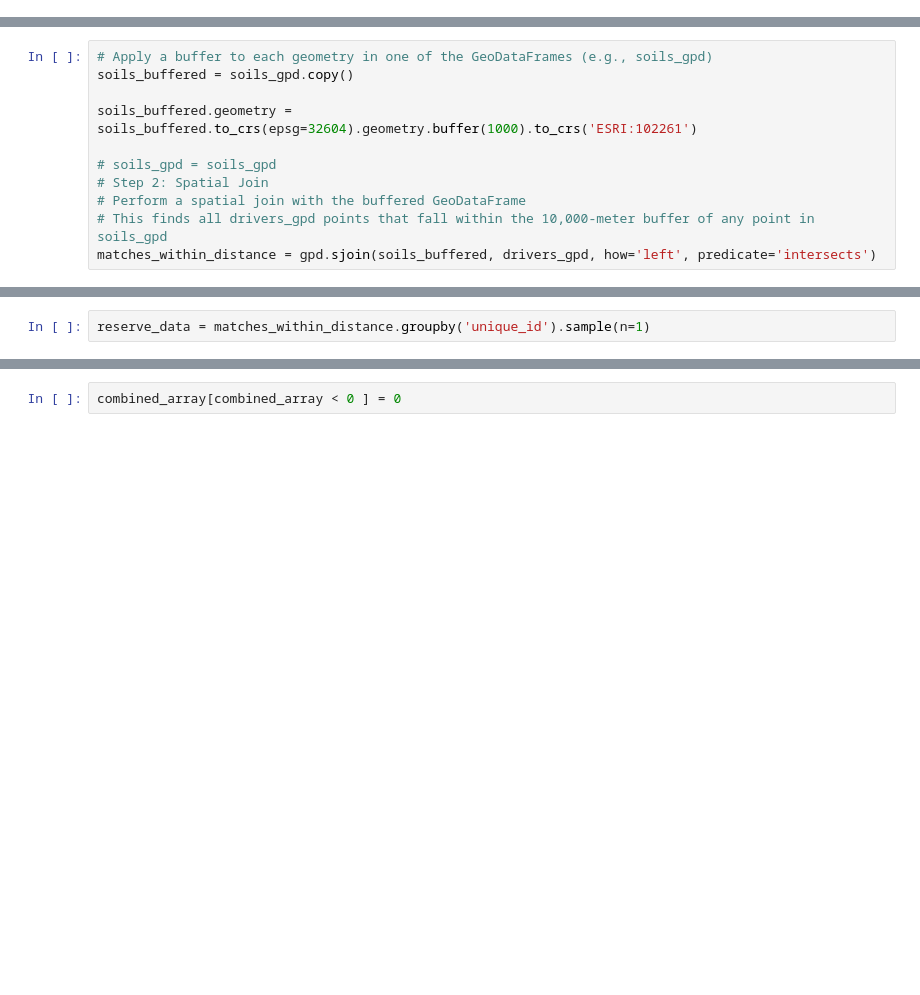
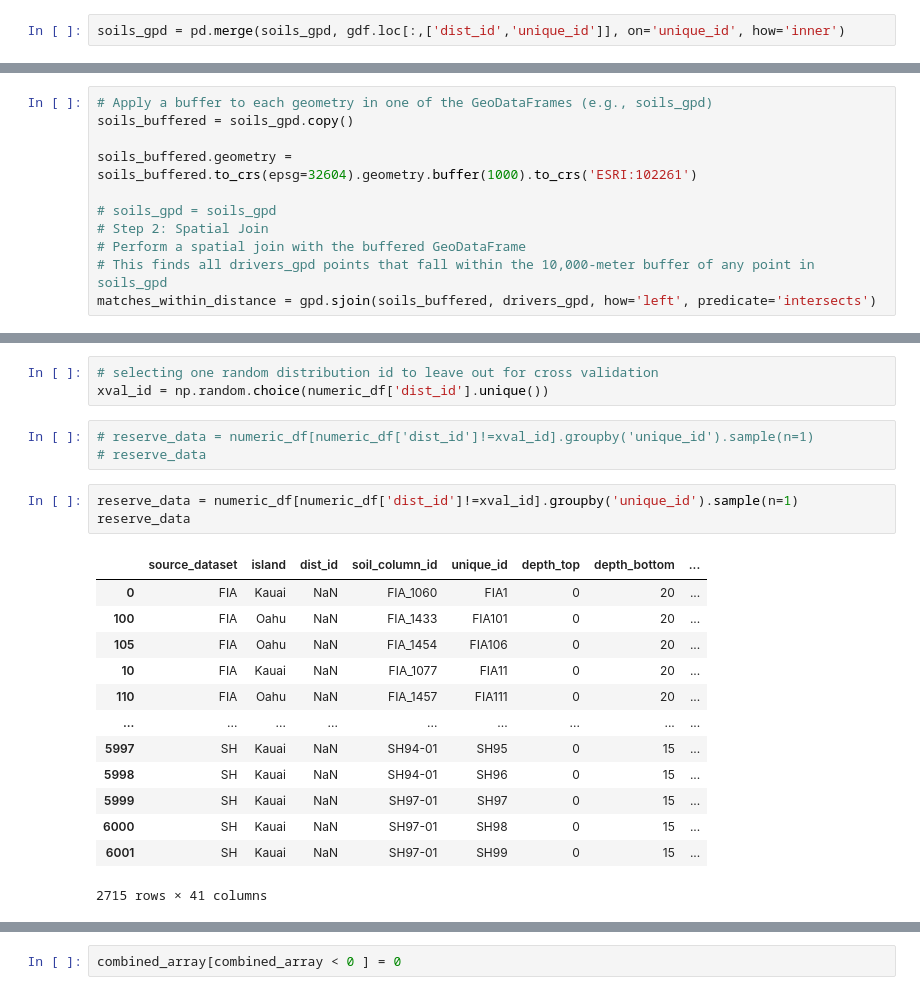
Before and after one commit to hayleypc/HawaiiClimate, a Jupyter notebook: gen_soil_dl.ipynb, the cells around one changed output, grey strips where cells are left out. Cells and saved outputs as stored; diff of their text form; blank space fills up the shorter version.

```diff
--- a/gen_soil_dl.ipynb
+++ b/gen_soil_dl.ipynb
@@ -249,6 +179,8 @@ soils_csv['geometry'] = soils_csv.apply(lambda row: Point(float(row['longitude']
 
 # Convert to GeoDataFrame
 soils_gpd = gpd.GeoDataFrame(soils_csv, geometry='geometry', crs="EPSG:4326")
+# %%
+soils_gpd = pd.merge(soils_gpd, gdf.loc[:,['dist_id','unique_id']], on='unique_id', how='inner')
 # %%
 # Ensure both GeoDataFrames have the same CRS
 soils_gpd = soils_gpd.to_crs(drivers_gpd.crs)
@@ -269,2 +223,23 @@ matches_within_distance = gpd.sjoin(soils_buffered, drivers_gpd, how='left', pre
+# %%
+# selecting one random distribution id to leave out for cross validation
+xval_id = np.random.choice(numeric_df['dist_id'].unique())
+# %%
+# reserve_data = numeric_df[numeric_df['dist_id']!=xval_id].groupby('unique_id').sample(n=1)
+# reserve_data
 # %%
-reserve_data = matches_within_distance.groupby('unique_id').sample(n=1)
+reserve_data = numeric_df[numeric_df['dist_id']!=xval_id].groupby('unique_id').sample(n=1)
+reserve_data
+# %% [output]
+|  | source_dataset | island | dist_id | soil_column_id | unique_id | depth_top | depth_bottom | ... |
+| 0 | FIA | Kauai | NaN | FIA_1060 | FIA1 | 0 | 20 | ... |
+| 100 | FIA | Oahu | NaN | FIA_1433 | FIA101 | 0 | 20 | ... |
+| 105 | FIA | Oahu | NaN | FIA_1454 | FIA106 | 0 | 20 | ... |
+| 10 | FIA | Kauai | NaN | FIA_1077 | FIA11 | 0 | 20 | ... |
+| 110 | FIA | Oahu | NaN | FIA_1457 | FIA111 | 0 | 20 | ... |
+| ... | ... | ... | ... | ... | ... | ... | ... | ... |
+| 5997 | SH | Kauai | NaN | SH94-01 | SH95 | 0 | 15 | ... |
+| 5998 | SH | Kauai | NaN | SH94-01 | SH96 | 0 | 15 | ... |
+| 5999 | SH | Kauai | NaN | SH97-01 | SH97 | 0 | 15 | ... |
+| 6000 | SH | Kauai | NaN | SH97-01 | SH98 | 0 | 15 | ... |
+| 6001 | SH | Kauai | NaN | SH97-01 | SH99 | 0 | 15 | ... |
+2715 rows × 41 columns
```
Also changed, not shown: parts of 50 cells of this notebook.
